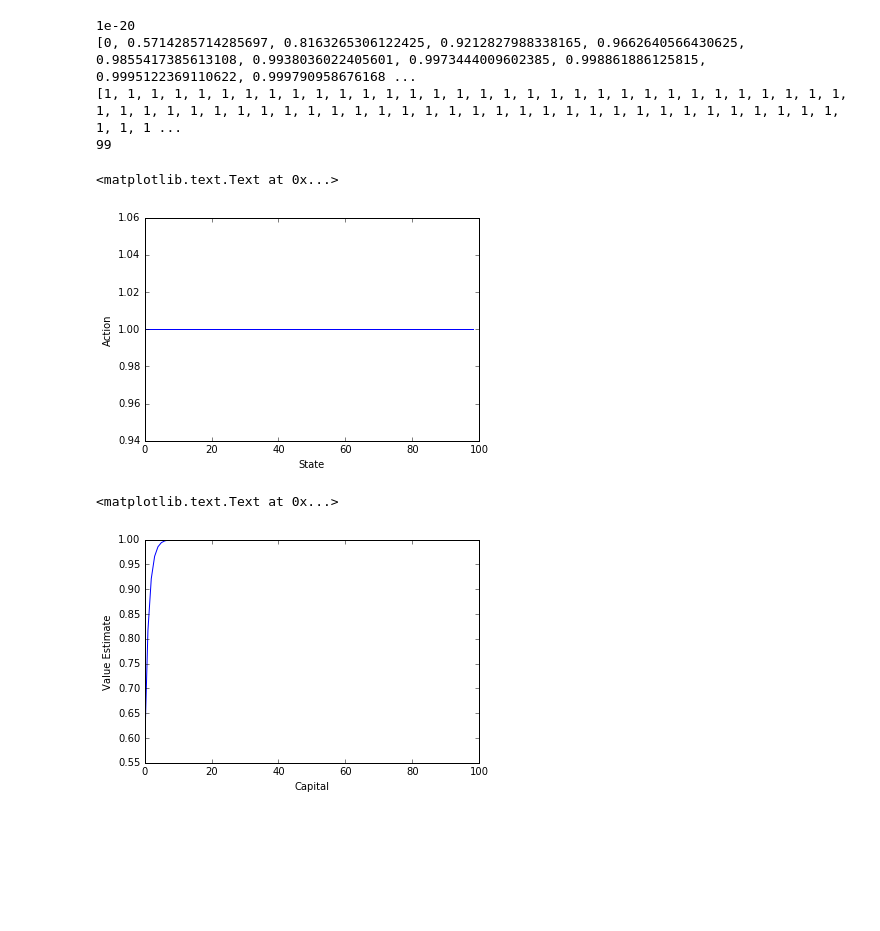
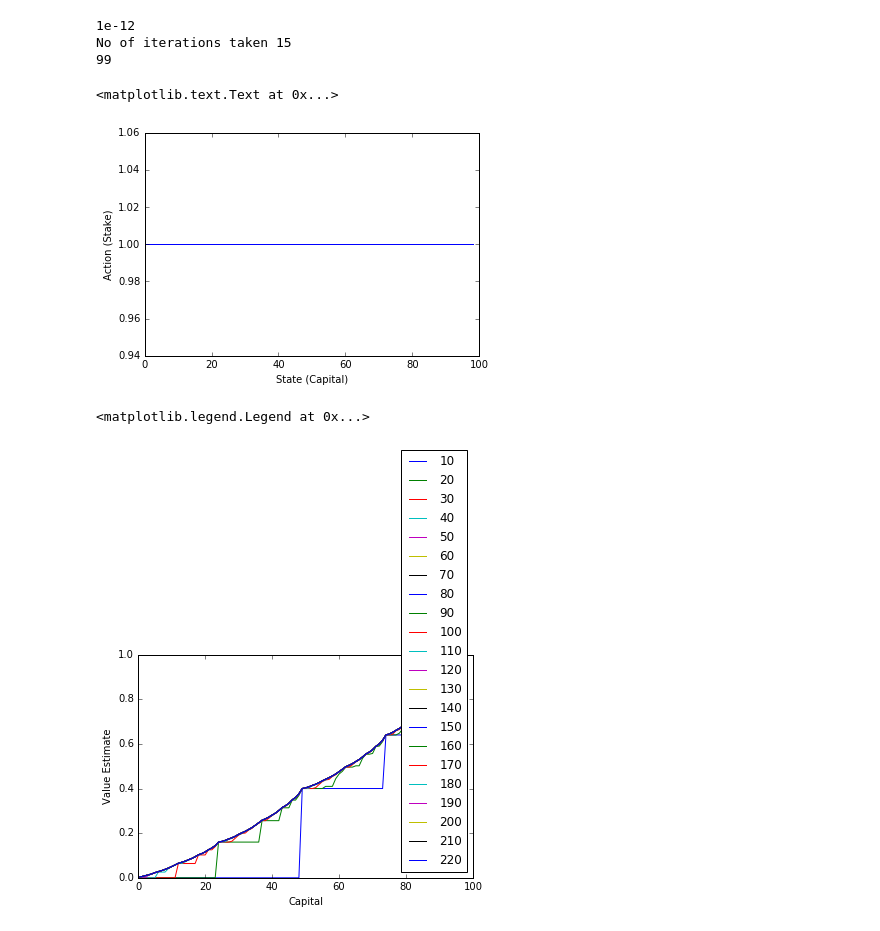
Before and after one commit to ashuven63/ValueIterationGamblers, a Jupyter notebook: GamblersProblem.ipynb, the cells around one changed output. Saved outputs shown, nothing was run; the diff lists cells and outputs as text; code cells hidden in the pictures; blank space fills up the shorter version.

```diff
--- a/GamblersProblem.ipynb
+++ b/GamblersProblem.ipynb
@@ -75,22 +81,25 @@ def valueIterations():
 # %%
-V,optimalPolicy = valueIterations()
+V,V_entire,optimalPolicy = valueIterations()
 print len(optimalPolicy)
 # %% [output]
-1e-20
-[0, 0.5714285714285697, 0.8163265306122425, 0.9212827988338165, 0.9662640566430625, 0.9855417385613108, 0.9938036022405601, 0.9973444009602385, 0.998861886125815, 0.9995122369110622, 0.999790958676168 ...
-[1, 1, 1, 1, 1, 1, 1, 1, 1, 1, 1, 1, 1, 1, 1, 1, 1, 1, 1, 1, 1, 1, 1, 1, 1, 1, 1, 1, 1, 1, 1, 1, 1, 1, 1, 1, 1, 1, 1, 1, 1, 1, 1, 1, 1, 1, 1, 1, 1, 1, 1, 1, 1, 1, 1, 1, 1, 1, 1, 1, 1, 1, 1, 1, 1, 1, 1 ...
+1e-12
+No of iterations taken 15
 99
 # %%
 plt.plot(optimalPolicy)
-plt.ylabel('Action')
-plt.xlabel('State')
+plt.ylabel('Action (Stake)')
+plt.xlabel('State (Capital)')
 # %% [output]
 <matplotlib.text.Text at 0x...>
-[figure, old version]
+[figure, new version]
-# %%
-plt.plot(V[1:len(V)-1])
-plt.ylabel('Value Estimate')
-plt.xlabel('Capital')
-# %% [output]
-<matplotlib.text.Text at 0x...>
-[figure, removed]
+# %%
+legend_values = [i*10 for i in range(1,len(V_entire)+1)]
+for iteration_value in V_entire:
+    plt.plot(iteration_value[1:len(iteration_value)-1])
+
+plt.ylabel('Value Estimate')
+plt.xlabel('Capital')
+plt.legend(legend_values, loc='lower right')
+# %% [output]
+<matplotlib.legend.Legend at 0x...>
+[figure, added]
```
Also changed, not shown: parts of 5 cells of this notebook.
